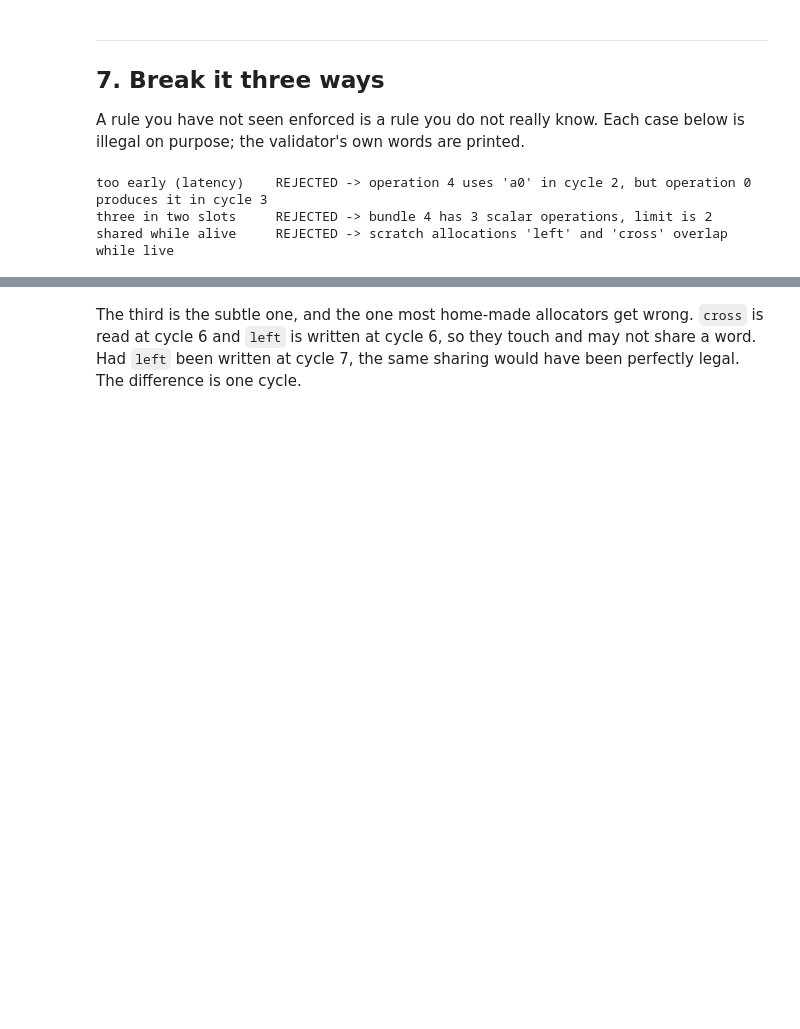
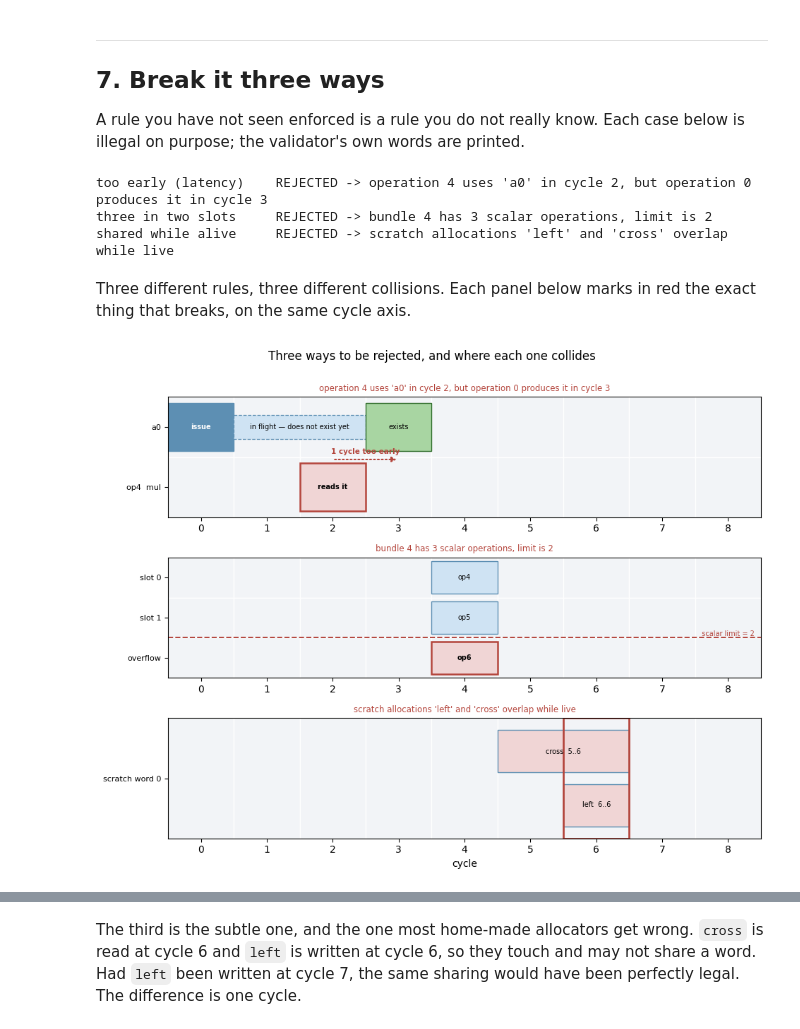
Before and after one commit to albertoHdzE/CausalBool, a Jupyter notebook: luminal-challenge/notebooks/00-concepts.ipynb, the cells around one changed output, grey strips where cells are left out. Cells and saved outputs as stored; diff of their text form; code cells hidden in the pictures; blank space fills up the shorter version.

```diff
--- a/luminal-challenge/notebooks/00-concepts.ipynb
+++ b/luminal-challenge/notebooks/00-concepts.ipynb
@@ -1067,3 +1072,19 @@ expect_rejection("shared while alive", {"scratch": aliased, "bundles": bundles})
 too early (latency)    REJECTED -> operation 4 uses 'a0' in cycle 2, but operation 0 produces it in cycle 3
 three in two slots     REJECTED -> bundle 4 has 3 scalar operations, limit is 2
 shared while alive     REJECTED -> scratch allocations 'left' and 'cross' overlap while live
+# %% [markdown]
+Three different rules, three different collisions. Each panel below marks in red
+the exact thing that breaks, on the same cycle axis.
+# %%
+show_violations([
+    {"kind": "latency", "value": "a0", "issued": 0, "lands": 3,
+     "reader": "op4  mul", "reads_at": 2,
+     "message": "operation 4 uses 'a0' in cycle 2, but operation 0 produces it in cycle 3"},
+    {"kind": "capacity", "cycle": 4, "engine": "scalar", "ops": [4, 5, 6], "limit": 2,
+     "message": "bundle 4 has 3 scalar operations, limit is 2"},
+    {"kind": "sharing", "word": addresses["cross"],
+     "first": ("cross", *life["cross"]), "second": ("left", *life["left"]),
+     "message": "scratch allocations 'left' and 'cross' overlap while live"},
+], span=hand_cycles + 1, title="Three ways to be rejected, and where each one collides")
+# %% [output]
+[figure, added]
```
Also changed, not shown: parts of 3 cells of this notebook, 1 other file.
